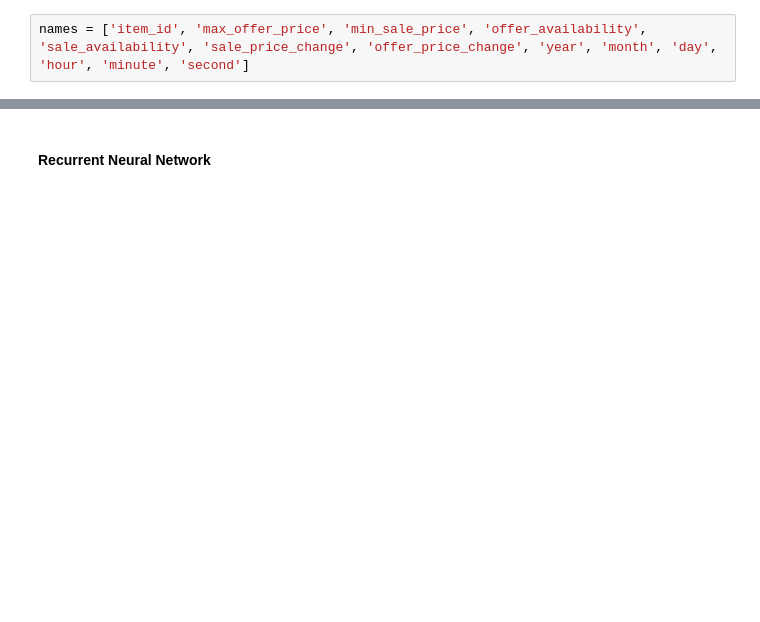
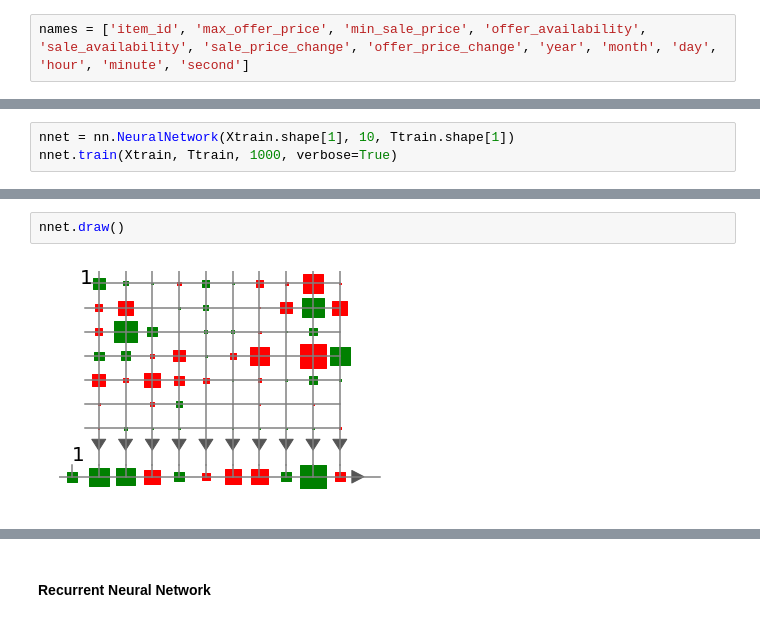
Before and after one commit to vicweeks/CS445-TermProject, a Jupyter notebook: TermProject.ipynb, the cells around one changed output, grey strips where cells are left out. Drawn from its saved outputs; the diff is of its cells as text; blank space fills up the shorter version.

```diff
--- a/TermProject.ipynb
+++ b/TermProject.ipynb
@@ -89,0 +152,3 @@ names = ['item_id', 'max_offer_price', 'min_sale_price', 'offer_availability', '
+# %%
+nnet = nn.NeuralNetwork(Xtrain.shape[1], 10, Ttrain.shape[1])
+nnet.train(Xtrain, Ttrain, 1000, verbose=True)
@@ -89,0 +168,4 @@ names = ['item_id', 'max_offer_price', 'min_sale_price', 'offer_availability', '
+# %%
+nnet.draw()
+# %% [output]
+[figure, added]
```
Also changed, not shown: parts of 19 cells of this notebook, 1 other file.
